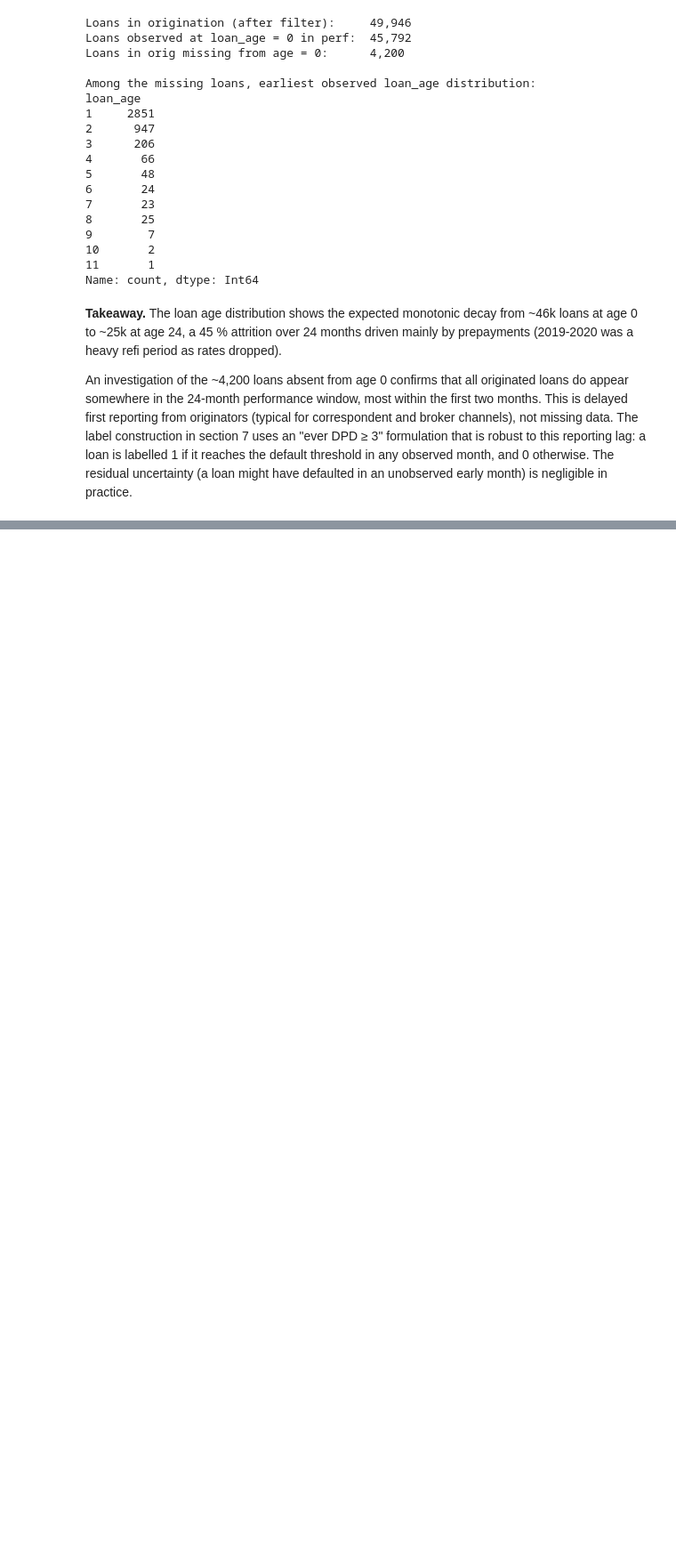
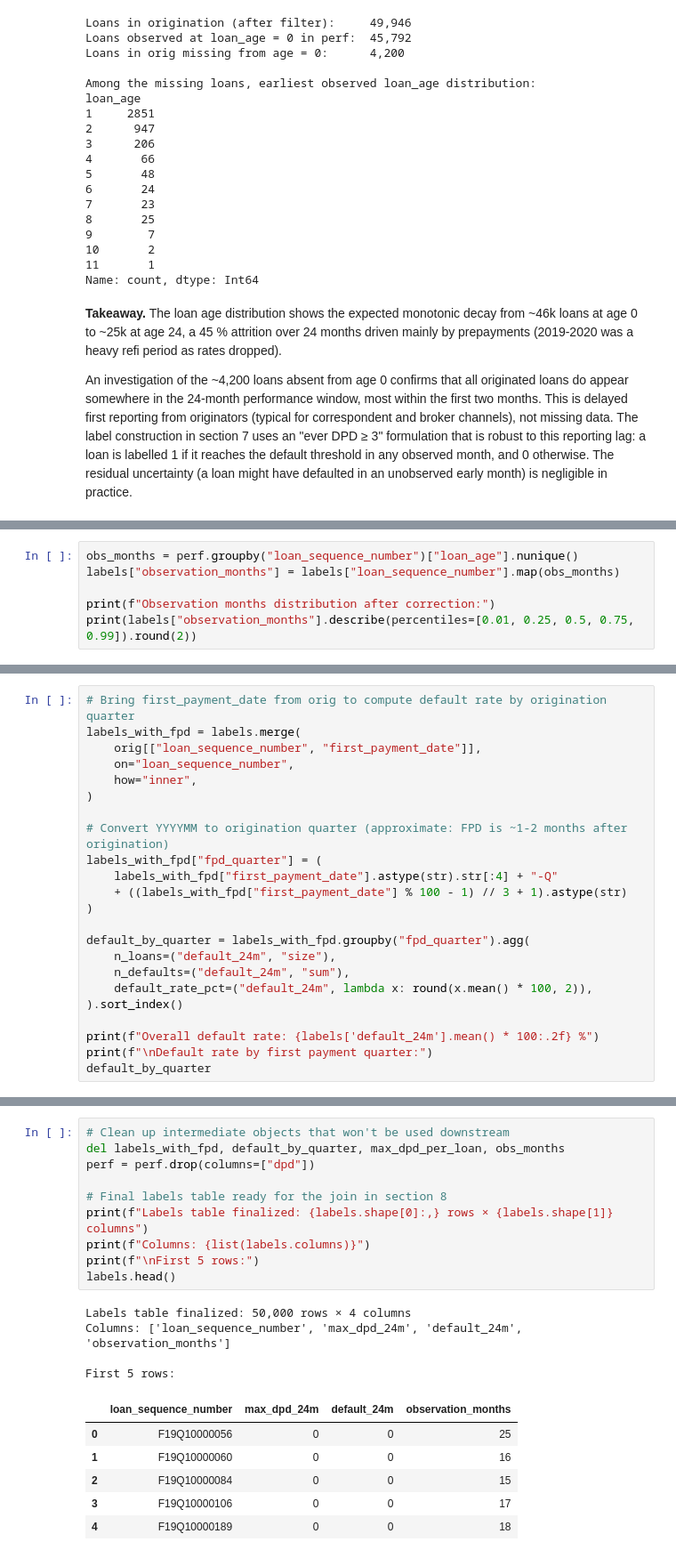
Before and after one commit to capristunt/Credit-Risk-Freddie-Mac-SFLLD-2019, a Jupyter notebook: notebooks/01_data_preparation.ipynb, the cells around one changed output, grey strips where cells are left out. Shown at 89% size. Saved outputs shown, nothing was run; the diff lists cells and outputs as text; blank space fills up the shorter version.

```diff
--- a/notebooks/01_data_preparation.ipynb
+++ b/notebooks/01_data_preparation.ipynb
@@ -760,0 +829,6 @@ Loan: F19Q30532223
+# %%
+obs_months = perf.groupby("loan_sequence_number")["loan_age"].nunique()
+labels["observation_months"] = labels["loan_sequence_number"].map(obs_months)
+
+print(f"Observation months distribution after correction:")
+print(labels["observation_months"].describe(percentiles=[0.01, 0.25, 0.5, 0.75, 0.99]).round(2))
@@ -760,0 +860,23 @@ Loan: F19Q30532223
+# %%
+# Bring first_payment_date from orig to compute default rate by origination quarter
+labels_with_fpd = labels.merge(
+    orig[["loan_sequence_number", "first_payment_date"]],
+    on="loan_sequence_number",
+    how="inner",
+)
+
+# Convert YYYYMM to origination quarter (approximate: FPD is ~1-2 months after origination)
+labels_with_fpd["fpd_quarter"] = (
+    labels_with_fpd["first_payment_date"].astype(str).str[:4] + "-Q"
+    + ((labels_with_fpd["first_payment_date"] % 100 - 1) // 3 + 1).astype(str)
+)
+
+default_by_quarter = labels_with_fpd.groupby("fpd_quarter").agg(
+    n_loans=("default_24m", "size"),
+    n_defaults=("default_24m", "sum"),
+    default_rate_pct=("default_24m", lambda x: round(x.mean() * 100, 2)),
+).sort_index()
+
+print(f"Overall default rate: {labels['default_24m'].mean() * 100:.2f} %")
+print(f"\nDefault rate by first payment quarter:")
+default_by_quarter
@@ -760,0 +903,21 @@ Loan: F19Q30532223
+# %%
+# Clean up intermediate objects that won't be used downstream
+del labels_with_fpd, default_by_quarter, max_dpd_per_loan, obs_months
+perf = perf.drop(columns=["dpd"])
+
+# Final labels table ready for the join in section 8
+print(f"Labels table finalized: {labels.shape[0]:,} rows × {labels.shape[1]} columns")
+print(f"Columns: {list(labels.columns)}")
+print(f"\nFirst 5 rows:")
+labels.head()
+# %% [output]
+Labels table finalized: 50,000 rows × 4 columns
+Columns: ['loan_sequence_number', 'max_dpd_24m', 'default_24m', 'observation_months']
+
+First 5 rows:
+|  | loan_sequence_number | max_dpd_24m | default_24m | observation_months |
+| 0 | F19Q10000056 | 0 | 0 | 25 |
+| 1 | F19Q10000060 | 0 | 0 | 16 |
+| 2 | F19Q10000084 | 0 | 0 | 15 |
+| 3 | F19Q10000106 | 0 | 0 | 17 |
+| 4 | F19Q10000189 | 0 | 0 | 18 |
```
Also changed, not shown: parts of 28 cells of this notebook.
